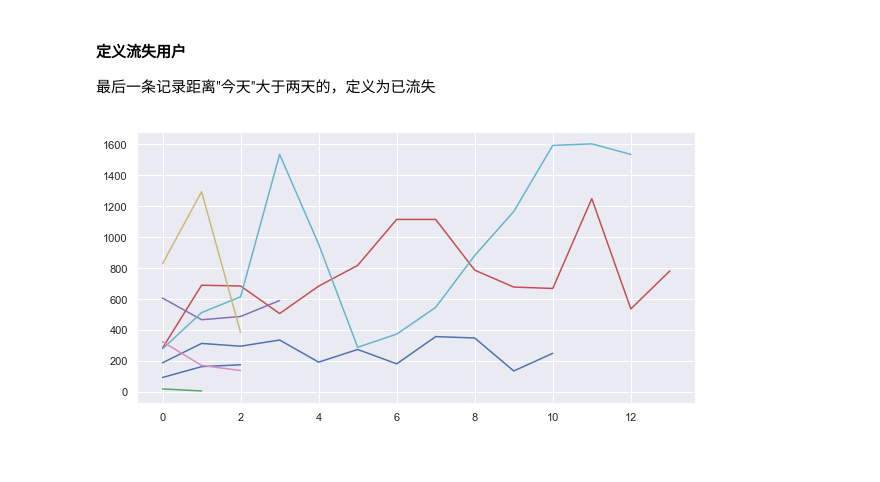
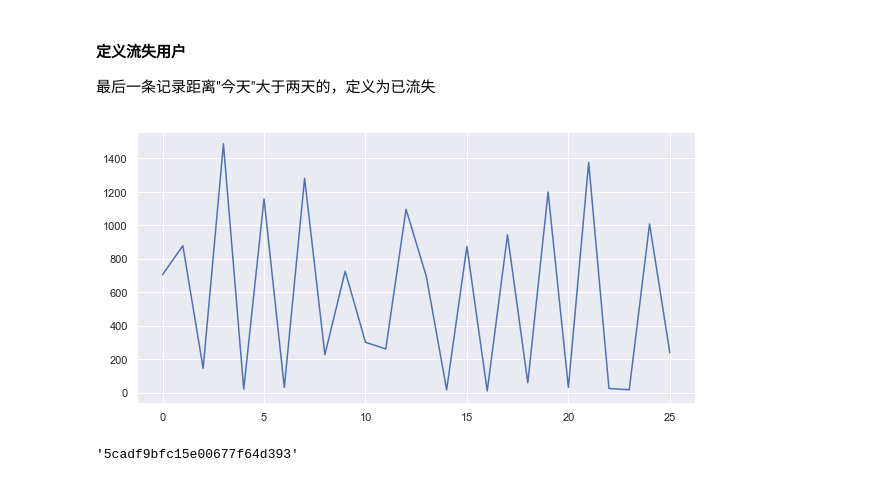
Before and after one commit to GuoQPro/user_operation_analysis, a Jupyter notebook: EOT_USER_OP_RECORD.ipynb, the cells around one changed output. Saved outputs shown, nothing was run; the diff lists cells and outputs as text; code cells hidden in the pictures.

```diff
--- a/EOT_USER_OP_RECORD.ipynb
+++ b/EOT_USER_OP_RECORD.ipynb
@@ -298,3 +298,25 @@ def parse_origin_data(content):
     parsed_data = parsed_data.append(parse_record(content), ignore_index = True);
 
 dataset["content"].apply(lambda x: parse_origin_data(x));
+# %%
+#todo: merge records with same user_id and day_index
+
+def merge_records(index_list):
+    print(index_list)
+    dest_row_index = index_list[0];
+
+    for i in index_list[1:]:
+        src_row = parsed_data.iloc[i, 5];
+        dest_row = parsed_data.iloc[dest_row_index]["ops"];
+
+        if dest_row is None:
+            print("dest_row is none");
+            parsed_data.iloc[dest_row_index]["ops"] = [[]];
+            dest_row = parsed_data.iloc[dest_row_index]["ops"];
+
+        print(parsed_data.iloc[dest_row_index]["ops"])
+        dest_row.append(src_row);
+
+for i, index_list in parsed_data.groupby(["user_id", "day_index"]).groups.items():
+    if len(index_list) > 1:
+        merge_records(index_list);
@@ -529,15 +555,19 @@ pd_user_id_group = parsed_data.groupby(["user_id"])["day_index"].agg([len, max])
 churn_user_group = pd_user_id_group.loc[pd_user_id_group.apply(lambda x: (is_churn_user(x)), axis = 1)].sort_values(by = "len", ascending = False);
 churn_user_id_list = churn_user_group.index;
 # %%
-sample_num = 20
-sample_list = np.random.randint(0, len(churn_user_id_list), sample_num)
+sample_num = 1;
+sample_list = range(sample_num);#np.random.randint(0, len(churn_user_id_list), sample_num)
 plt.figure(figsize = (10, 5))
 for i in sample_list:
     user_id = churn_user_id_list[i]
     ordered_rec = parsed_data.loc[parsed_data["user_id"]
                                   == user_id].sort_values(by="day_index")
 
     data_array = np.array(ordered_rec["ui_num"])
     sns.lineplot(data=data_array)
 # %% [output]
-[figure, old version]
+[figure, new version]
+# %%
+churn_user_id_list[1]
+# %% [output]
+'5cadf9bfc15e00677f64d393'
```
Also changed, not shown: parts of 18 cells of this notebook.
